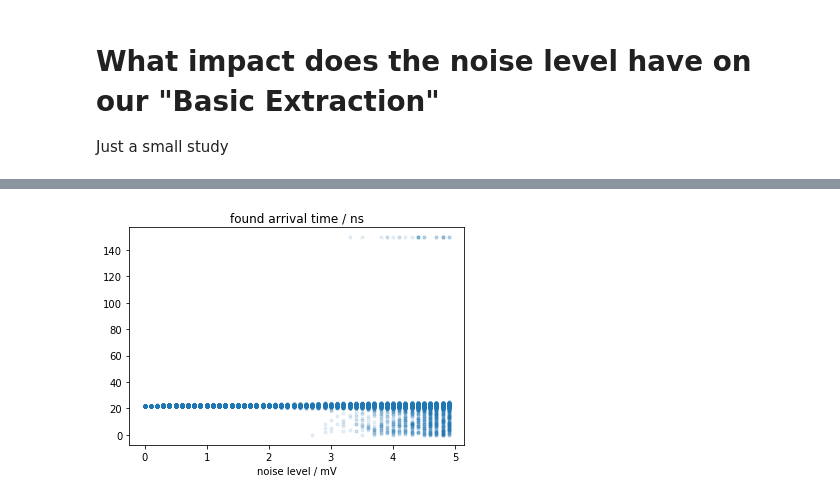
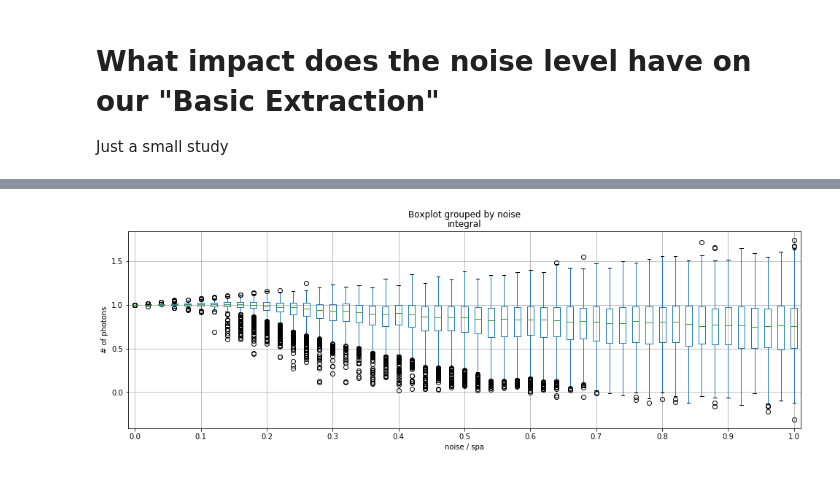
Before and after one commit to dneise/drs_amplitude_calib, a Jupyter notebook: noisel_level_implications.ipynb, the cells around one changed output, grey strips where cells are left out. Drawn from its saved outputs; the diff is of its cells as text; code cells hidden in the pictures.

```diff
--- a/noisel_level_implications.ipynb
+++ b/noisel_level_implications.ipynb
@@ -41,12 +57,24 @@ def basic_extraction(data):
         'integral': integral,
     }
+# %%
+gain = basic_extraction(pure)['integral']
+true_arrival_time = basic_extraction(pure)['arrivalTime']
+# %%
+def basic_extraction_normalized(data):
+    be = basic_extraction(data)
+    be['integral'] /= gain
+    be['arrivalTime'] -= true_arrival_time
+    return be
 # %%
 df = []
-for noise in tqdm(np.arange(1e-7, 5, 0.1)):
+true_number_of_photons = 1
+for noise in tqdm(noise_range):
     for i in range(1000):
-        y = fact_pulse_in_mV(x, 20)
+        y = true_number_of_photons * fact_pulse_in_mV(t, pulse_pos_in_ns)
         y += np.random.normal(0, noise, size=len(y))
-        d = basic_extraction(y)
+        d = basic_extraction_normalized(y)
         d['noise'] = noise
         df.append(d)
 df = pd.DataFrame(df)
+df['reconstructed_number_of_photons'] = df.integral.round().astype(int)
+df['correct'] = df.reconstructed_number_of_photons == true_number_of_photons
@@ -69,10 +80,0 @@ None
-# %%
-df = []
-for noise in tqdm(np.arange(1e-7, 5, 0.1)):
-    for i in range(1000):
-        y = 2 * fact_pulse_in_mV(x, 20)
-        y += np.random.normal(0, noise, size=len(y))
-        d = basic_extraction(y)
-        d['noise'] = noise
-        df.append(d)
-df = pd.DataFrame(df)
@@ -86,7 +81,10 @@ None
-# %%
-plt.plot(df.noise, df.arrivalTime, '.', alpha=0.1)
-plt.title('found arrival time / ns')
-plt.xlabel("noise level / mV")
-None
-# %% [output]
-[figure, removed]
+# %%
+df.boxplot('integral', by='noise', figsize=(16,5))
+N = len(noise_range)
+idx = np.arange(0, N, 5)
+plt.xticks(idx+1, noise_range[idx].round(1) / 10.)
+plt.xlabel('noise / spa')
+plt.ylabel('# of photons')
+None
+# %% [output]
+[figure, added]
```
Also changed, not shown: parts of 12 cells of this notebook.
